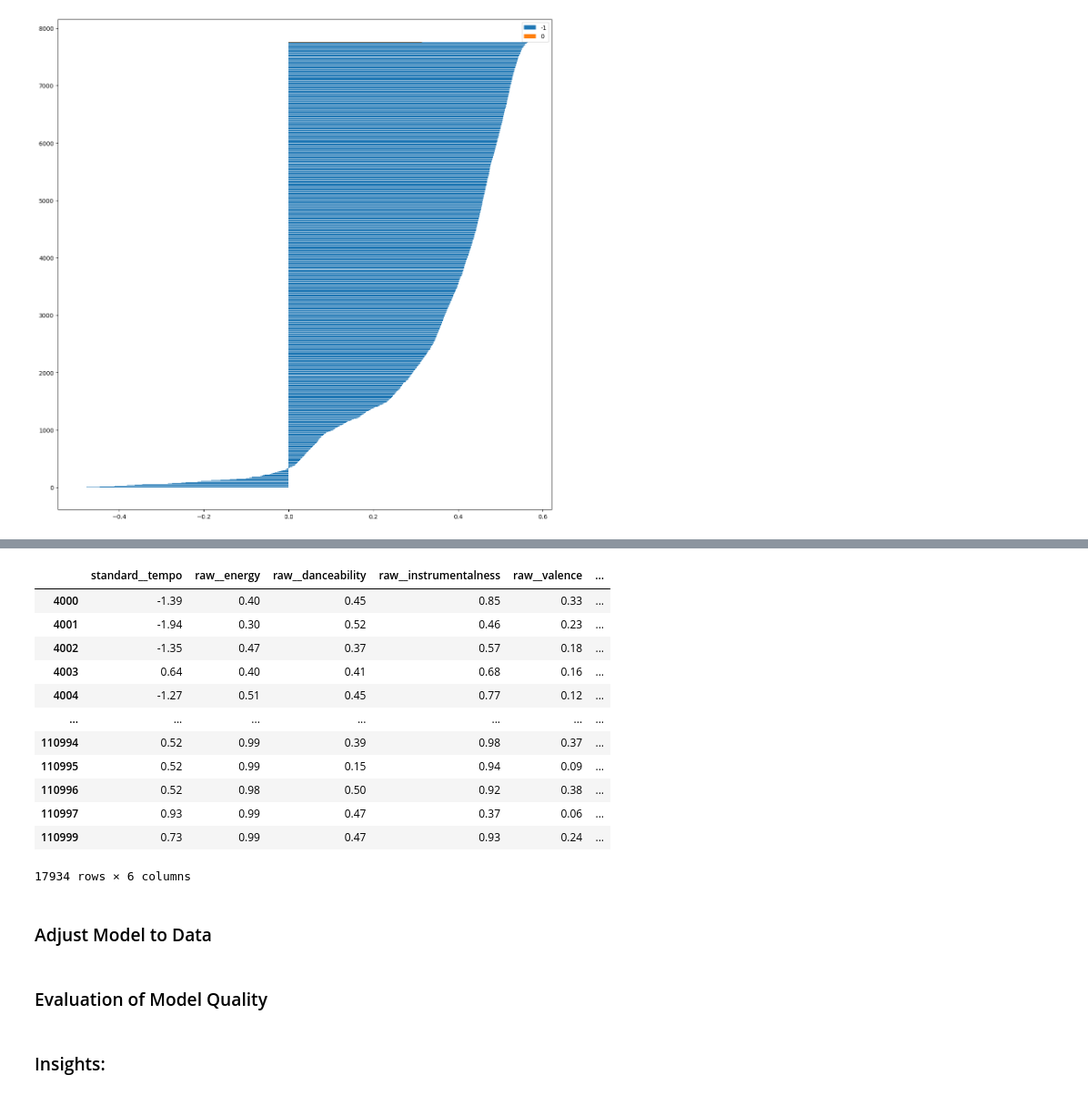
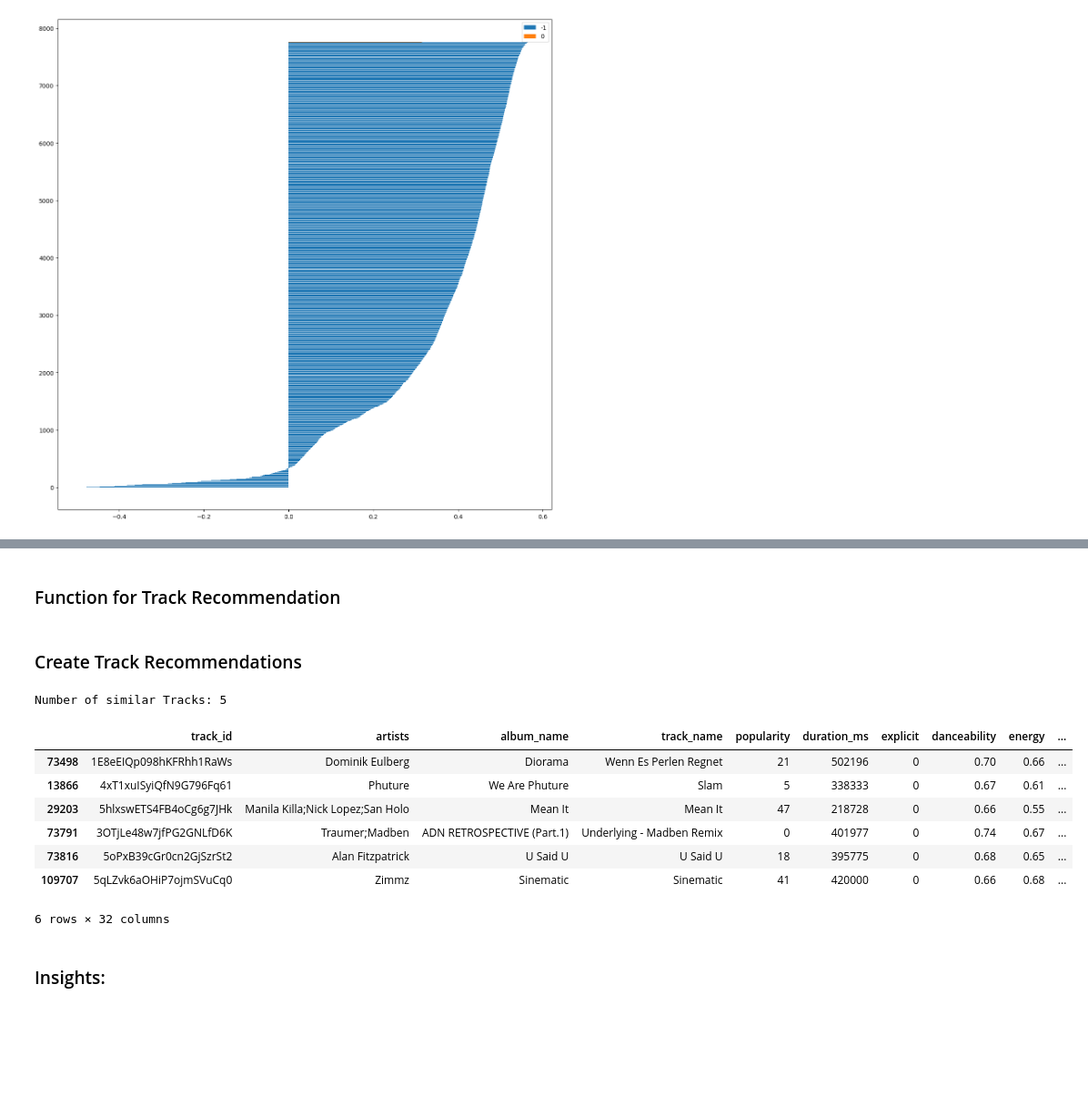
Before and after one commit to steffenkaewert/data_science, a Jupyter notebook: notebooks/03_modeling.ipynb, the cells around one changed output, grey strips where cells are left out. Shown at 91% size. Cells and saved outputs as stored; diff of their text form; code cells hidden in the pictures; blank space fills up the shorter version.

Commit message:
Conclude Modeling

```diff
--- a/notebooks/03_modeling.ipynb
+++ b/notebooks/03_modeling.ipynb
@@ -415,20 +476,2 @@ Also DBSCAN does not appear to be the appropriate model for the recommendation e
-# %%
-df_features_selected
-# %% [output]
-|  | standard__tempo | raw__energy | raw__danceability | raw__instrumentalness | raw__valence | ... |
-| 4000 | -1.39 | 0.40 | 0.45 | 0.85 | 0.33 | ... |
-| 4001 | -1.94 | 0.30 | 0.52 | 0.46 | 0.23 | ... |
-| 4002 | -1.35 | 0.47 | 0.37 | 0.57 | 0.18 | ... |
-| 4003 | 0.64 | 0.40 | 0.41 | 0.68 | 0.16 | ... |
-| 4004 | -1.27 | 0.51 | 0.45 | 0.77 | 0.12 | ... |
-| ... | ... | ... | ... | ... | ... | ... |
-| 110994 | 0.52 | 0.99 | 0.39 | 0.98 | 0.37 | ... |
-| 110995 | 0.52 | 0.99 | 0.15 | 0.94 | 0.09 | ... |
-| 110996 | 0.52 | 0.98 | 0.50 | 0.92 | 0.38 | ... |
-| 110997 | 0.93 | 0.99 | 0.47 | 0.37 | 0.06 | ... |
-| 110999 | 0.73 | 0.99 | 0.47 | 0.93 | 0.24 | ... |
-17934 rows × 6 columns
 # %% [markdown]
-### Adjust Model to Data
+### Function for Track Recommendation
-# %% [markdown]
-### Evaluation of Model Quality
@@ -435,2 +513,26 @@ df_features_selected
+# %% [markdown]
+### Create Track Recommendations
+# %%
+# Create recommendations based on a minimum similarity of 0.998
+row = 73498
+sim_min = 0.998
+
+cs_selected_row = track_recommendation(df_features_selected, row, sim_min)
+
+print(f"Number of similar Tracks:", len(cs_selected_row))
+
+rows_with_ref = [row] + cs_selected_row
+
+display(df_filtered.loc[rows_with_ref])
+# %% [output]
+Number of similar Tracks: 5
+|  | track_id | artists | album_name | track_name | popularity | duration_ms | explicit | danceability | energy | ... |
+| 73498 | 1E8eEIQp098hKFRhh1RaWs | Dominik Eulberg | Diorama | Wenn Es Perlen Regnet | 21 | 502196 | 0 | 0.70 | 0.66 | ... |
+| 13866 | 4xT1xuISyiQfN9G796Fq61 | Phuture | We Are Phuture | Slam | 5 | 338333 | 0 | 0.67 | 0.61 | ... |
+| 29203 | 5hlxswETS4FB4oCg6g7JHk | Manila Killa;Nick Lopez;San Holo | Mean It | Mean It | 47 | 218728 | 0 | 0.66 | 0.55 | ... |
+| 73791 | 3OTjLe48w7jfPG2GNLfD6K | Traumer;Madben | ADN RETROSPECTIVE (Part.1) | Underlying - Madben Remix | 0 | 401977 | 0 | 0.74 | 0.67 | ... |
+| 73816 | 5oPxB39cGr0cn2GjSzrSt2 | Alan Fitzpatrick | U Said U | U Said U | 18 | 395775 | 0 | 0.68 | 0.65 | ... |
+| 109707 | 5qLZvk6aOHiP7ojmSVuCq0 | Zimmz | Sinematic | Sinematic | 41 | 420000 | 0 | 0.66 | 0.68 | ... |
+6 rows × 32 columns
 # %% [markdown]
 ### Insights:
```
Also changed, not shown: parts of 21 cells of this notebook.
